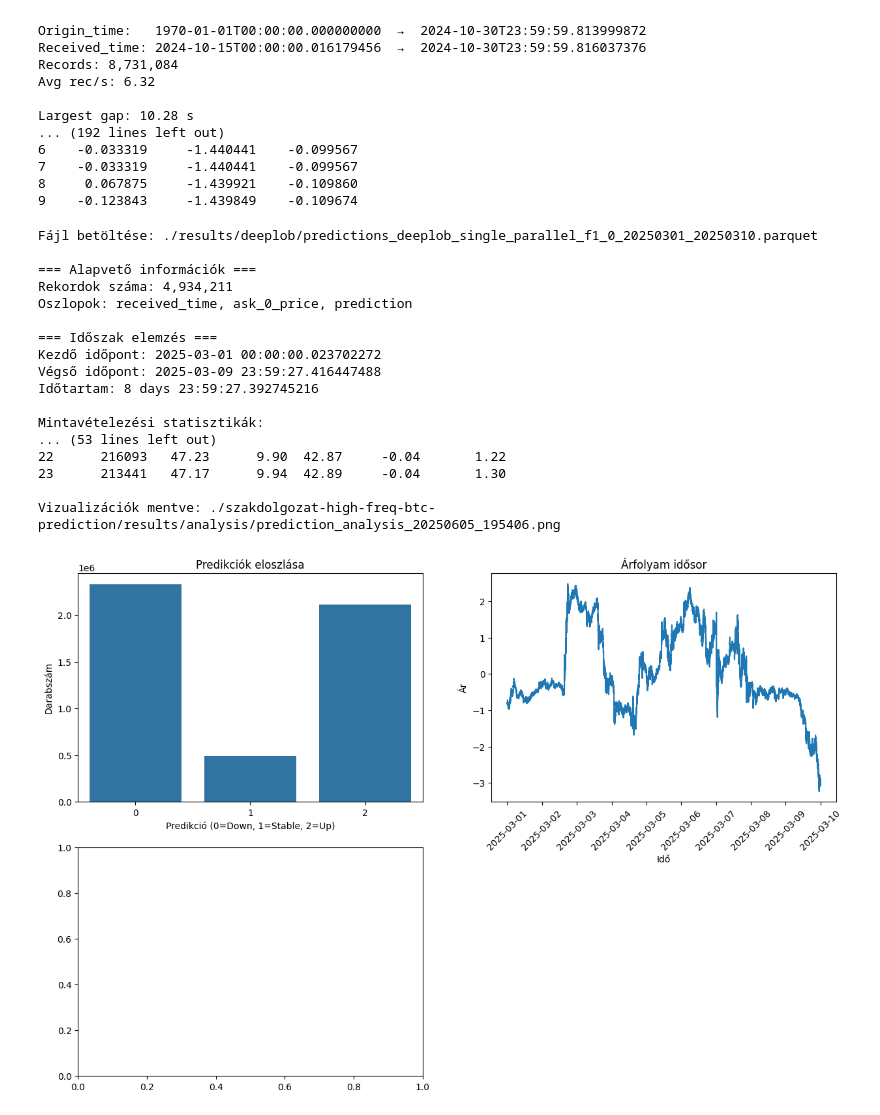
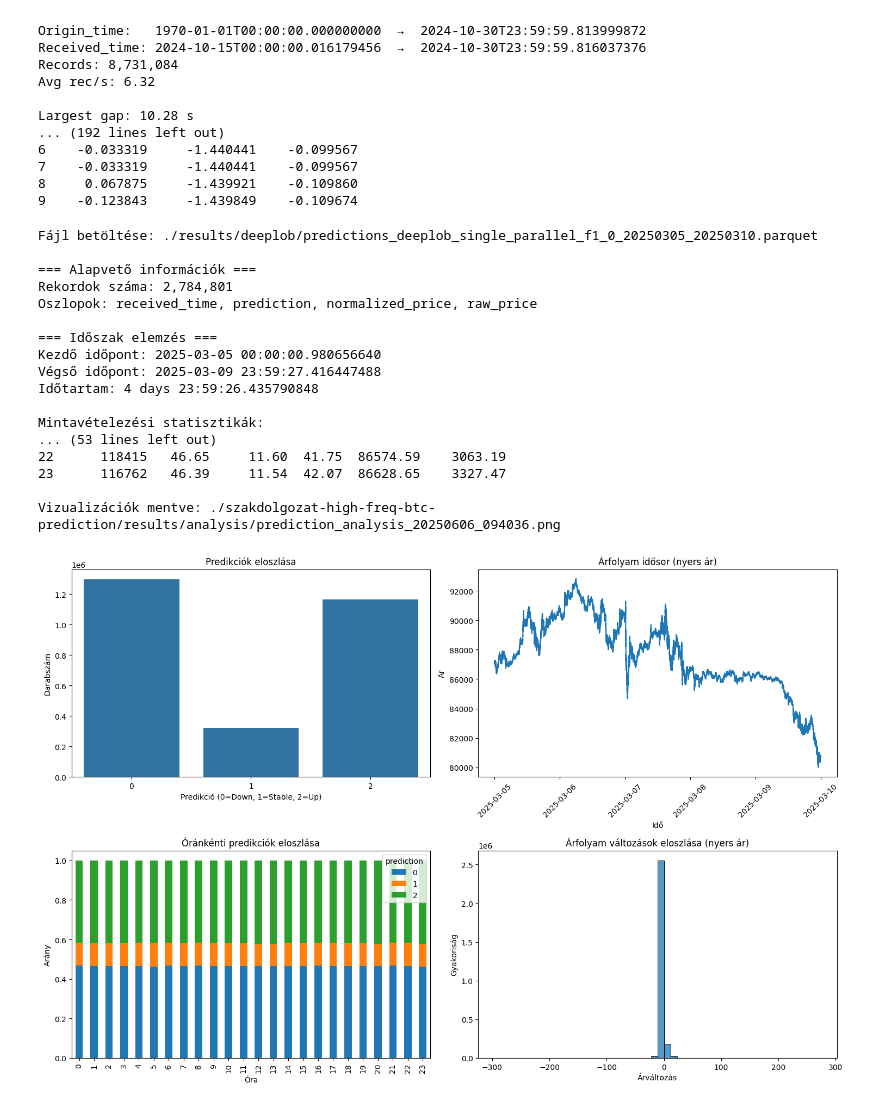
Before and after one commit to laszloandr/szakdolgozat-high-freq-btc-prediction, a Jupyter notebook: preprocessing_data_quality_check.ipynb, the cells around one changed output. Cells and saved outputs as stored; diff of their text form; code cells hidden in the pictures.

```diff
--- a/preprocessing_data_quality_check.ipynb
+++ b/preprocessing_data_quality_check.ipynb
@@ -318,7 +318,7 @@ report = check_lob_features(df_book)
 print(report.to_pandas())  # For viewing
 # %%
 """
-Predikciós fájl elemzése - Részletes statisztikák és vizualizációk
+Predikciós fájl elemzése - Részletes statisztikák és vizualizációk (új oszlopnevekkel)
 """
 import os
 import pandas as pd
@@ -329,7 +329,7 @@ from datetime import datetime
 
 def analyze_predictions_file(file_path):
     """
-    Részletes elemzés a predikciós fájlról.
+    Részletes elemzés a predikciós fájlról (új oszlopnevekkel).
 
     Args:
         file_path: A predikciós fájl elérési útja
@@ -347,7 +347,7 @@ def analyze_predictions_file(file_path):
     print(f"Időtartam: {df['received_time'].max() - df['received_time'].min()}")
 
     # Időbeli mintavételezés ellenőrzése
-    time_diffs = df['received_time'].diff().dropna()
+    time_diffs = pd.to_datetime(df['received_time']).diff().dropna()
     time_diffs_seconds = time_diffs.dt.total_seconds()  # Konvertálás másodpercekre
 
     print(f"\nMintavételezési statisztikák:")
@@ -365,22 +365,22 @@ def analyze_predictions_file(file_path):
         pred_name = {0: "Down", 1: "Stable", 2: "Up"}[pred]
         print(f"{pred_name}: {count:,} ({pred_percentages[pred]}%)")
 
-    print("\n=== Árfolyam statisztikák ===")
-    print(f"Minimum ár: {df['ask_0_price'].min():.2f}")
-    print(f"Maximum ár: {df['ask_0_price'].max():.2f}")
-    print(f"Átlagos ár: {df['ask_0_price'].mean():.2f}")
-    print(f"Ár szórás: {df['ask_0_price'].std():.2f}")
+    print("\n=== Árfolyam statisztikák (nyers ár) ===")
+    print(f"Minimum ár: {df['raw_price'].min():.2f}")
+    print(f"Maximum ár: {df['raw_price'].max():.2f}")
+    print(f"Átlagos ár: {df['raw_price'].mean():.2f}")
+    print(f"Ár szórás: {df['raw_price'].std():.2f}")
 
-    # Árfolyam változások elemzése
-    price_changes = df['ask_0_price'].diff().dropna()
-    print("\nÁrfolyam változások:")
+    # Árfolyam változások elemzése (nyers ár)
+    price_changes = df['raw_price'].diff().dropna()
+    print("\nÁrfolyam változások (nyers ár):")
     print(f"Átlagos változás: {price_changes.mean():.2f}")
     print(f"Maximális növekedés: {price_changes.max():.2f}")
     print(f"Maximális csökkenés: {price_changes.min():.2f}")
 
-    # Predikciók és árfolyam változások összefüggése
-    print("\n=== Predikciók és árfolyam változások összefüggése ===")
-    df['price_change'] = df['ask_0_price'].diff()
+    # Predikciók és árfolyam változások összefüggése (nyers ár)
+    print("\n=== Predikciók és árfolyam változások összefüggése (nyers ár) ===")
+    df['price_change'] = df['raw_price'].diff()
     df['price_direction'] = np.where(df['price_change'] > 0, 2,
                                    np.where(df['price_change'] < 0, 0, 1))
 
@@ -392,13 +392,13 @@ def analyze_predictions_file(file_path):
 
     # Időszakonkénti elemzés
     print("\n=== Időszakonkénti elemzés ===")
-    df['hour'] = df['received_time'].dt.hour
+    df['hour'] = pd.to_datetime(df['received_time']).dt.hour
 
     hourly_stats = df.groupby('hour').agg({
         'prediction': ['count', lambda x: (x == 0).mean() * 100,  # Down %
                       lambda x: (x == 1).mean() * 100,  # Stable %
                       lambda x: (x == 2).mean() * 100],  # Up %
-        'ask_0_price': ['mean', 'std']
+        'raw_price': ['mean', 'std']
     }).round(2)
 
     hourly_stats.columns = ['Rekordok', 'Down %', 'Stable %', 'Up %', 'Átlag ár', 'Ár szórás']
@@ -415,10 +415,10 @@ def analyze_predictions_file(file_path):
     plt.xlabel('Predikció (0=Down, 1=Stable, 2=Up)')
     plt.ylabel('Darabszám')
 
-    # 2. Árfolyam idősor
+    # 2. Árfolyam idősor (nyers ár)
     plt.subplot(2, 2, 2)
-    plt.plot(df['received_time'], df['ask_0_price'])
-    plt.title('Árfolyam idősor')
+    plt.plot(pd.to_datetime(df['received_time']), df['raw_price'])
+    plt.title('Árfolyam idősor (nyers ár)')
     plt.xlabel('Idő')
     plt.ylabel('Ár')
     plt.xticks(rotation=45)
@@ -426,52 +426,52 @@ def analyze_predictions_file(file_path):
     # 3. Óránkénti predikciók
     plt.subplot(2, 2, 3)
     hourly_preds = df.groupby('hour')['prediction'].value_counts(normalize=True).unstack()
-    hourly_preds.plot(kind='bar', stacked=True)
+    hourly_preds.plot(kind='bar', stacked=True, ax=plt.gca())
     plt.title('Óránkénti predikciók eloszlása')
     plt.xlabel('Óra')
     plt.ylabel('Arány')
 
-    # 4. Árfolyam változások eloszlása
+    # 4. Árfolyam változások eloszlása (nyers ár)
     plt.subplot(2, 2, 4)
-    sns.histplot(df['ask_0_price'].diff().dropna(), bins=50)
-    plt.title('Árfolyam változások eloszlása')
+    sns.histplot(df['raw_price'].diff().dropna(), bins=50)
+    plt.title('Árfolyam változások eloszlása (nyers ár)')
     plt.xlabel('Árváltozás')
     plt.ylabel('Gyakoriság')
 
     plt.tight_layout()
 
     # Mentés a results/analysis mappába
-    output_dir = "./szakdolgozat-high-freq-btc-prediction/results/analysis"
+    output_dir = "./results/data_quality_analysis"
     os.makedirs(output_dir, exist_ok=True)
 
     # Fájlnév generálása az aktuális időbélyeggel
     timestamp = datetime.now().strftime("%Y%m%d_%H%M%S")
     output_file = os.path.join(output_dir, f"prediction_analysis_{timestamp}.png")
 
     plt.savefig(output_file)
     print(f"\nVizualizációk mentve: {output_file}")
 
     return df
 
 if __name__ == "__main__":
-    prediction_file = "./results/deeplob/predictions_deeplob_single_parallel_f1_0_20250301_20250310.parquet"
+    prediction_file = "./results/deeplob/predictions_deeplob_single_parallel_f1_0_20250305_20250310.parquet"
     df = analyze_predictions_file(prediction_file)
 # %% [output]
-Fájl betöltése: ./results/deeplob/predictions_deeplob_single_parallel_f1_0_20250301_20250310.parquet
+Fájl betöltése: ./results/deeplob/predictions_deeplob_single_parallel_f1_0_20250305_20250310.parquet
 
 === Alapvető információk ===
-Rekordok száma: 4,934,211
-Oszlopok: received_time, ask_0_price, prediction
+Rekordok száma: 2,784,801
+Oszlopok: received_time, prediction, normalized_price, raw_price
 
 === Időszak elemzés ===
-Kezdő időpont: 2025-03-01 00:00:00.023702272
+Kezdő időpont: 2025-03-05 00:00:00.980656640
 Végső időpont: 2025-03-09 23:59:27.416447488
-Időtartam: 8 days 23:59:27.392745216
+Időtartam: 4 days 23:59:26.435790848
 
 Mintavételezési statisztikák:
 ... (53 lines left out)
-22      216093   47.23      9.90  42.87     -0.04       1.22
-23      213441   47.17      9.94  42.89     -0.04       1.30
+22      118415   46.65     11.60  41.75  86574.59    3063.19
+23      116762   46.39     11.54  42.07  86628.65    3327.47
 
-Vizualizációk mentve: ./szakdolgozat-high-freq-btc-prediction/results/analysis/prediction_analysis_20250605_195406.png
+Vizualizációk mentve: ./szakdolgozat-high-freq-btc-prediction/results/analysis/prediction_analysis_20250606_094036.png
-[figure, old version]
+[figure, new version]
```
Also changed, not shown: parts of 1 cell of this notebook, 10 other files.
